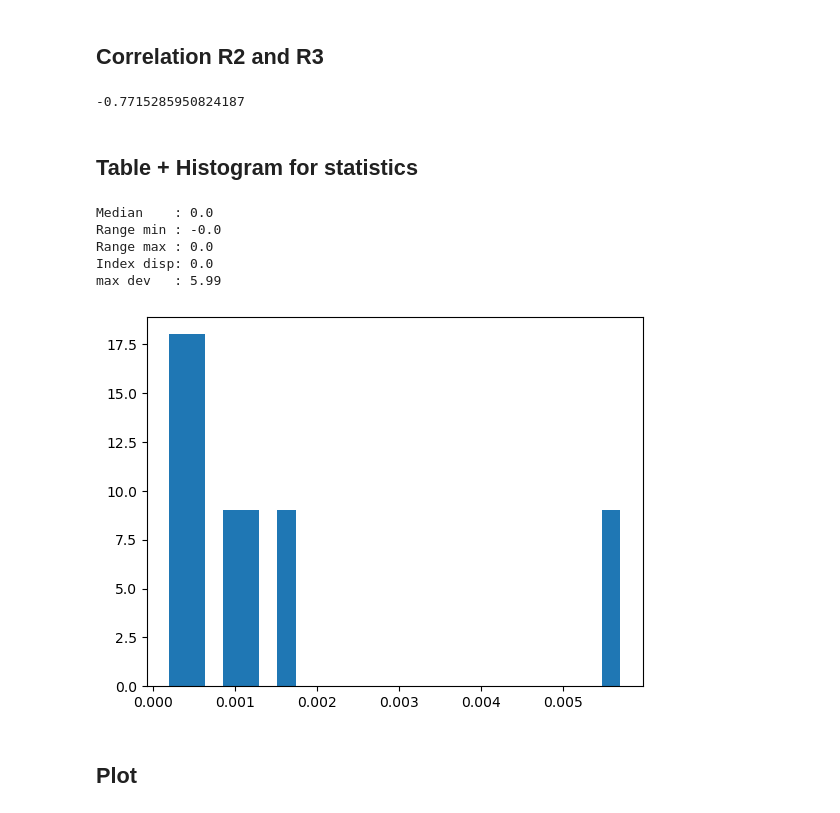
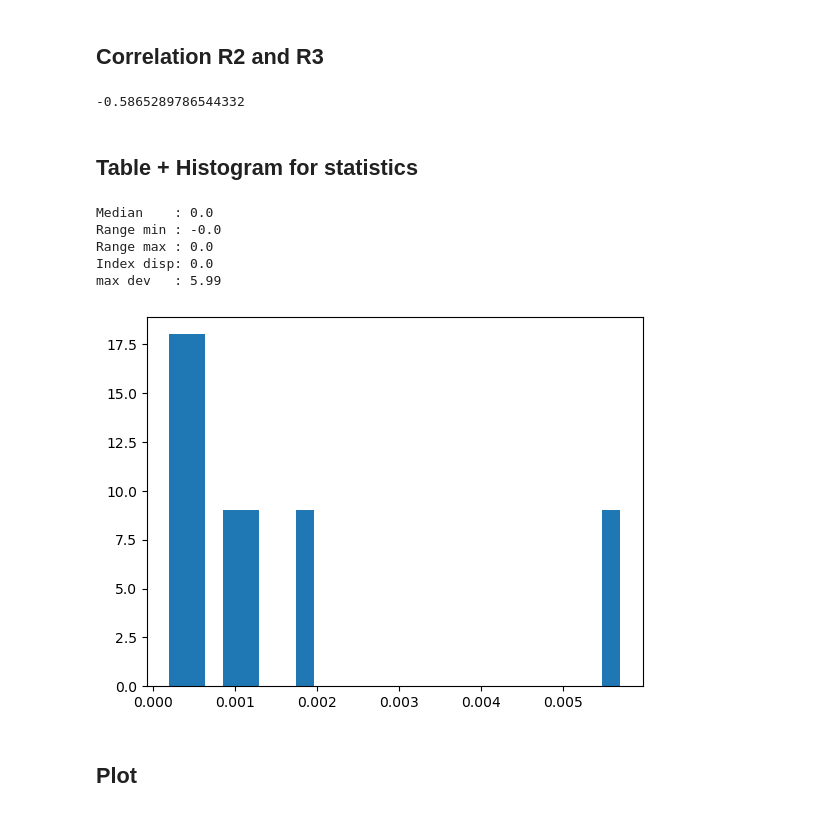
Before and after one commit to MarkMDekker/IAMfingerprints, a Jupyter notebook: Plotting/Figures_SI.ipynb, the cells around one changed output. Saved outputs shown, nothing was run; the diff lists cells and outputs as text; code cells hidden in the pictures.

```diff
--- a/Plotting/Figures_SI.ipynb
+++ b/Plotting/Figures_SI.ipynb
@@ -34,8 +34,8 @@ Fraction model-scenario coverage: 0.8875
 # %% [markdown]
 ## Now specify to only the c400 scenarios
 # %%
-ind_xr = xr.open_dataset(settings['paths']['data']+"XRindicators.nc").sel(Scenario=settings['scenarios_c400'], Model=list_of_models, Region='Europe')
-data_xr = xr.open_dataset(settings['paths']['data']+"XRdata.nc").sel(Scenario=settings['scenarios_c400'], Model=list_of_models, Region='Europe')
+ind_xr = xr.open_dataset(settings['paths']['data']['output']+"XRindicators.nc").sel(Scenario=settings['scenarios_c400'], Model=list_of_models, Region='Europe')
+data_xr = xr.open_dataset(settings['paths']['data']['handling']+"XRdata.nc").sel(Scenario=settings['scenarios_c400'], Model=list_of_models, Region='Europe')
 # %% [markdown]
 ## Correlation R2 and R3
 # %%
@@ -46,38 +46,38 @@ r2 = r2[nonans]
 r3 = r3[nonans]
 print(np.corrcoef(r2, r3)[0][1])
 # %% [output]
--0.7715285950824187
+-0.5865289786544332
 # %% [markdown]
 ## Table + Histogram for statistics
 # %%
 var = "S4_sensprim"
 dat = np.array(ind_xr.sel(Indicator=var, Time=2050).Value).flatten()
 dat[dat == 0] = np.nan
 print("Median    :", np.nanmedian(dat).round(2))
 print("Range min :", (np.nanmedian(dat)-2*np.nanstd(dat)).round(2))
 print("Range max :", (np.nanmedian(dat)+2*np.nanstd(dat)).round(2))
 print("Index disp:", np.abs((np.nanstd(dat)**2/np.nanmean(dat)).round(2)))
 print("max dev   :", (np.nanmax(np.abs(dat - np.nanmedian(dat))/np.nanmedian(dat))).round(2))
 plt.hist(dat, 25)
 plt.show()
 rows = []
 for var in list(np.array(ind_xr.Indicator)):
     dat = np.array(ind_xr.sel(Indicator=var, Time=2050).Value).flatten()
     dat[dat == 0] = np.nan
     if var == "C1_cost" or var == "S5_sensdem":
         dat = dat*1e3
     if var == 'S4_sensprim': rnd = 3
     else: rnd = 2
     rows.append([var, np.nanmedian(dat).round(rnd), (np.nanmedian(dat)-2*np.nanstd(dat)).round(rnd), (np.nanmedian(dat)+2*np.nanstd(dat)).round(rnd), np.abs(np.nanstd(dat)/np.nanmean(dat)).round(rnd), (np.nanmax(np.abs(dat - np.nanmedian(dat))/np.nanmedian(dat))).round(rnd)])
 df = pd.DataFrame(rows, columns=["Indicator", "Median", "Range_min", "Range_max", "Index_disp", "Max_dev"])
-df.to_csv(settings['paths']['data'] + "Indicators_statistics.csv")
+df.to_csv(settings['paths']['data']['output'] + "Indicators_statistics.csv")
 # %% [output]
 Median    : 0.0
 Range min : -0.0
 Range max : 0.0
 Index disp: 0.0
 max dev   : 5.99
-[figure, old version]
+[figure, new version]
 # %% [markdown]
 ## Plot
 # %% [markdown]
```
Also changed, not shown: parts of 5 cells of this notebook, 18 other files.
